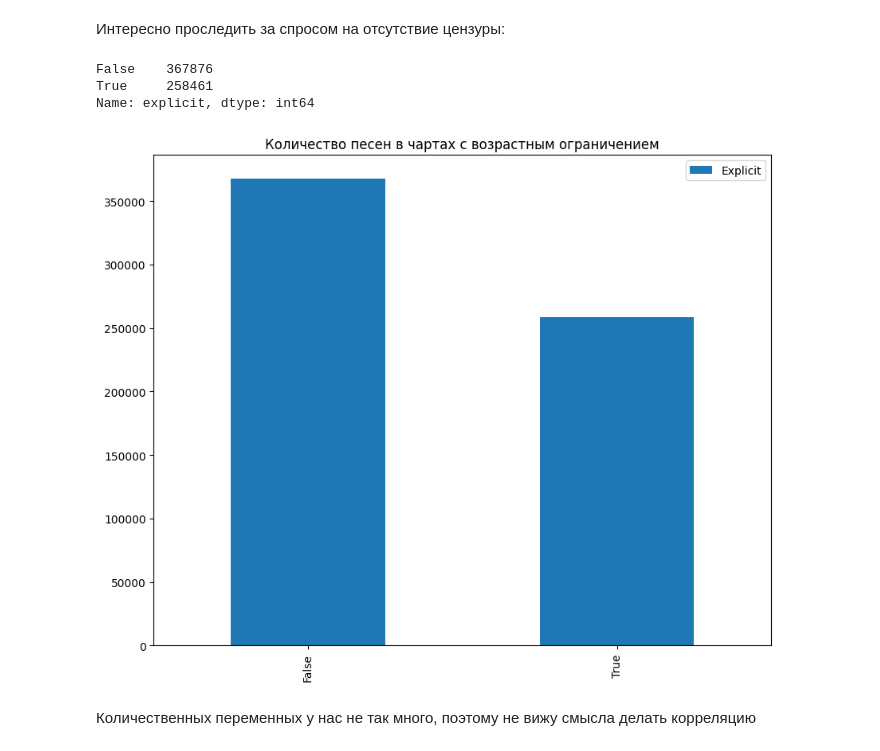
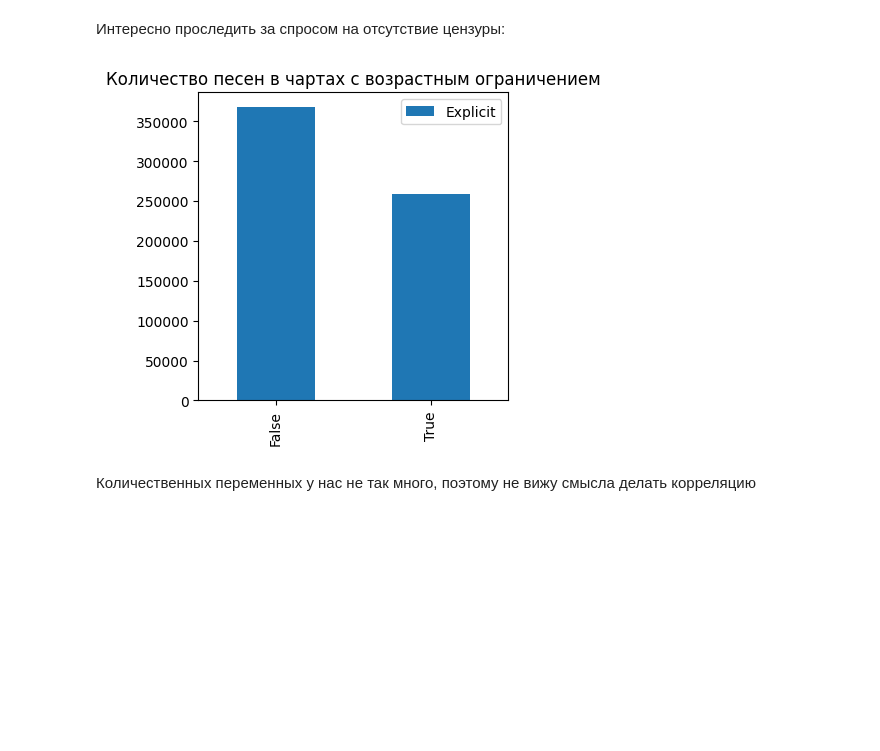
Before and after one commit to AlimKugot/DataScience, a Jupyter notebook: Code.ipynb, the cells around one changed output. Cells and saved outputs as stored; diff of their text form; code cells hidden in the pictures; blank space fills up the shorter version.

```diff
--- a/Code.ipynb
+++ b/Code.ipynb
@@ -185,18 +185,12 @@ memory usage: 38.8+ MB
 ## Визуальный анализ
 # %% [markdown]
 Интересно проследить за спросом на отсутствие цензуры:
-# %%
-df["explicit"].value_counts()
-# %% [output]
-False    367876
-True     258461
-Name: explicit, dtype: int64
 # %%
-df["explicit"].value_counts().plot(kind="bar", label="Explicit")
+df["explicit"].value_counts().plot(kind="bar", label="Explicit", figsize=(4,4))
 plt.legend()
 plt.title("Количество песен в чартах с возрастным ограничением");
 # %% [output]
-[figure, old version]
+[figure, new version]
 # %% [markdown]
 Количественных переменных у нас не так много, поэтому не вижу смысла делать корреляцию
 # %%
```
Also changed, not shown: parts of 11 cells of this notebook.
